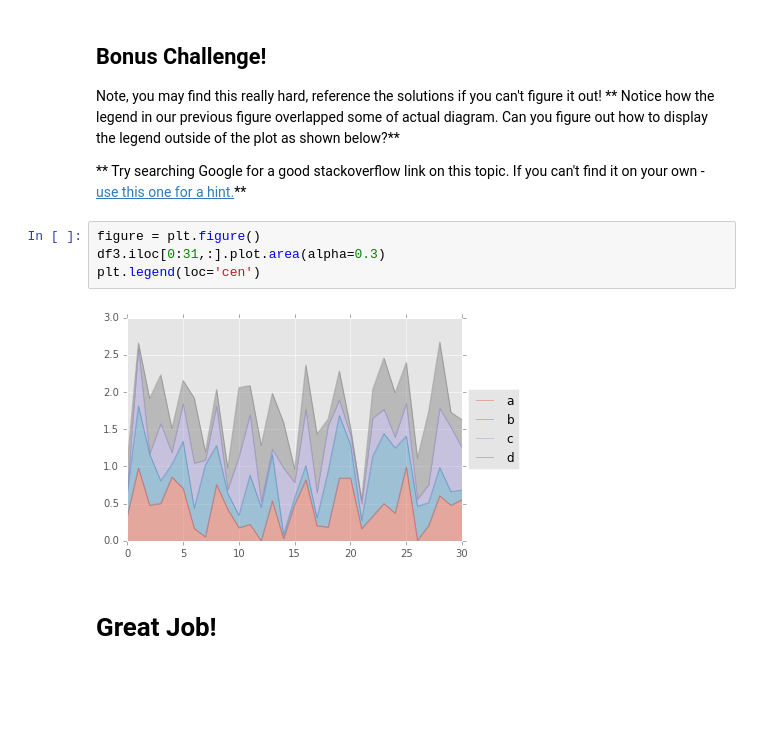
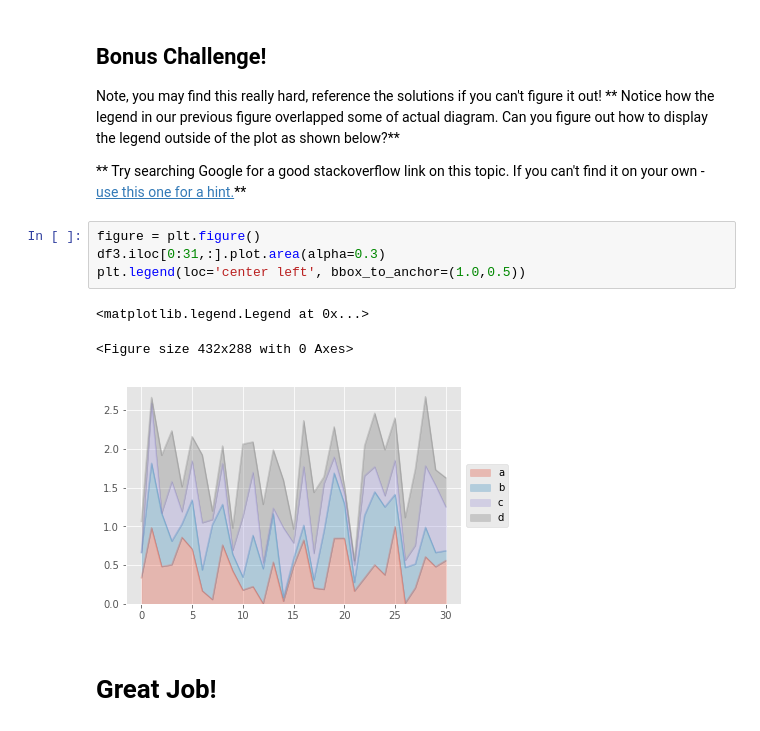
Before and after one commit to btrentini/python_practice, a Jupyter notebook: data_science_bootcamp/Python-for-Data-Visualization/Pandas Built-in Data Viz/Pandas Data Visualization Exercise .ipynb, the cells around one changed output. Saved outputs shown, nothing was run; the diff lists cells and outputs as text; blank space fills up the shorter version.

```diff
--- a/data_science_bootcamp/Python-for-Data-Visualization/Pandas Built-in Data Viz/Pandas Data Visualization Exercise .ipynb
+++ b/data_science_bootcamp/Python-for-Data-Visualization/Pandas Built-in Data Viz/Pandas Data Visualization Exercise .ipynb
@@ -116,8 +116,10 @@ Note, you may find this really hard, reference the solutions if you can't figure
 # %%
 figure = plt.figure()
 df3.iloc[0:31,:].plot.area(alpha=0.3)
-plt.legend(loc='cen')
+plt.legend(loc='center left', bbox_to_anchor=(1.0,0.5))
 # %% [output]
+<matplotlib.legend.Legend at 0x...>
+<Figure size 432x288 with 0 Axes>
-[figure, old version]
+[figure, new version]
 # %% [markdown]
 # Great Job!
```
Also changed, not shown: 1 other file.
